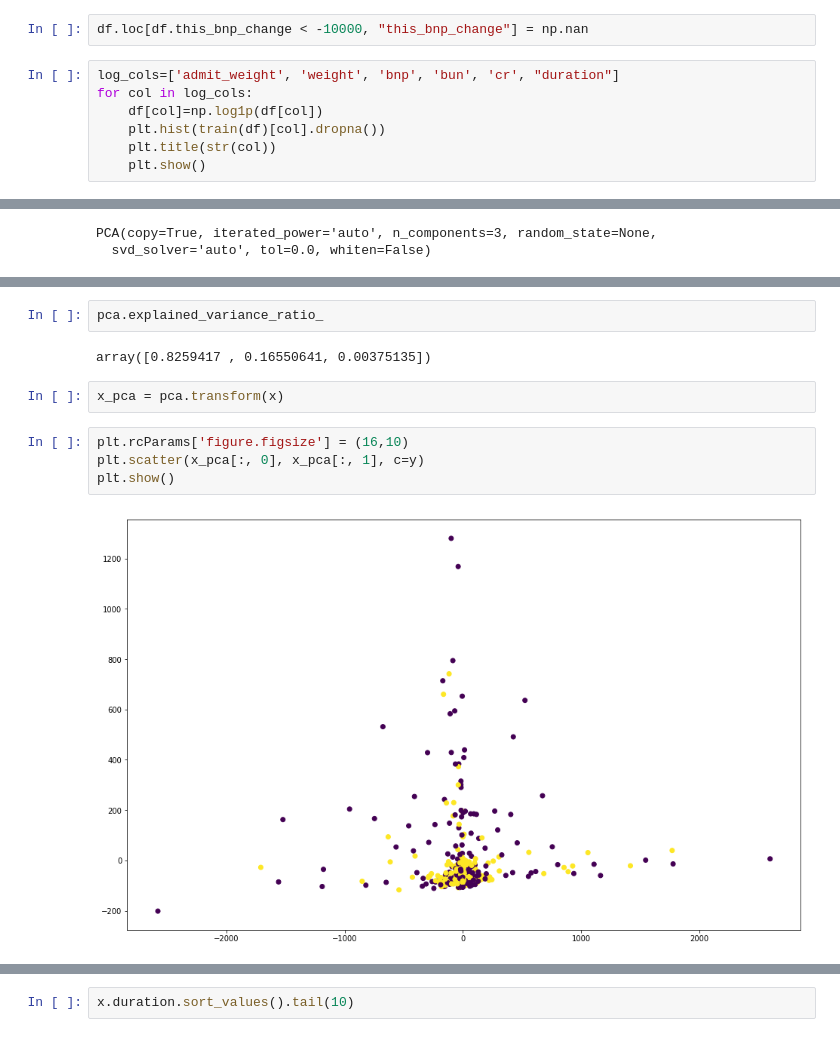
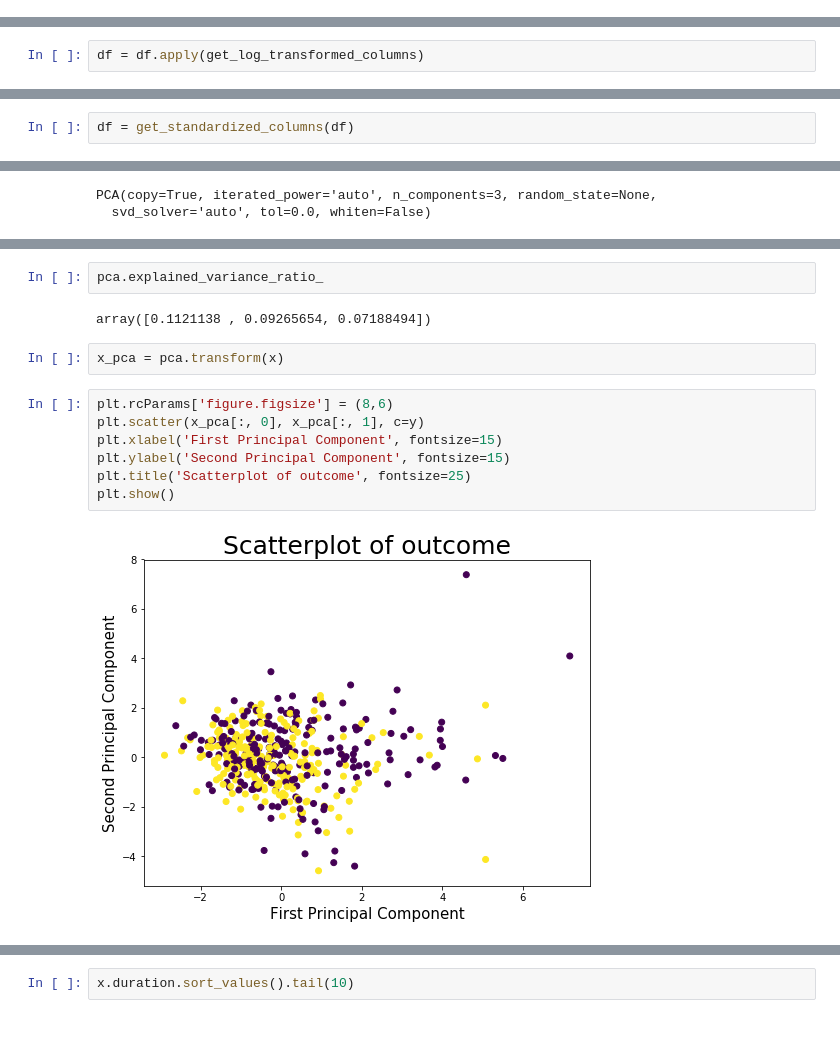
Before and after one commit to sjmalice/Cardiac, a Jupyter notebook: machineLearningSJ.ipynb, the cells around one changed output, grey strips where cells are left out. Saved outputs shown, nothing was run; the diff lists cells and outputs as text.

Commit message:
Updated EDA and PCA, including nice 3d plotly scatterplot.

```diff
--- a/machineLearningSJ.ipynb
+++ b/machineLearningSJ.ipynb
@@ -130,12 +86,3 @@ final_imputation(df)
 Successfully imputed for all missing values
 # %% [markdown]
 there remains 20 annoying patients with many missing values
-# %%
-df.loc[df.this_bnp_change < -10000, "this_bnp_change"] = np.nan
-# %%
-log_cols=['admit_weight', 'weight', 'bnp', 'bun', 'cr', "duration"]
-for col in log_cols:
-    df[col]=np.log1p(df[col])
-    plt.hist(train(df)[col].dropna())
-    plt.title(str(col))
-    plt.show()
@@ -203,0 +134,2 @@ df = df[df.outcome < 2]
+# %%
+df = df.apply(get_log_transformed_columns)
@@ -204,3 +138,5 @@ df = df[df.outcome < 2]
+# %%
+df = get_standardized_columns(df)
 # %% [markdown]
 ### train-test split
 # %%
@@ -408,12 +324,15 @@ pd.DataFrame({"feature" : x.columns, "pca_2" : pca.components_[1]}).sort_values(
 # %%
 pca.explained_variance_ratio_
 # %% [output]
-array([0.8259417 , 0.16550641, 0.00375135])
+array([0.1121138 , 0.09265654, 0.07188494])
 # %%
 x_pca = pca.transform(x)
 # %%
-plt.rcParams['figure.figsize'] = (16,10)
+plt.rcParams['figure.figsize'] = (8,6)
 plt.scatter(x_pca[:, 0], x_pca[:, 1], c=y)
+plt.xlabel('First Principal Component', fontsize=15)
+plt.ylabel('Second Principal Component', fontsize=15)
+plt.title('Scatterplot of outcome', fontsize=25)
 plt.show()
 # %% [output]
-[figure, old version]
+[figure, new version]
```
Also changed, not shown: parts of 27 cells of this notebook, 1 other file.
